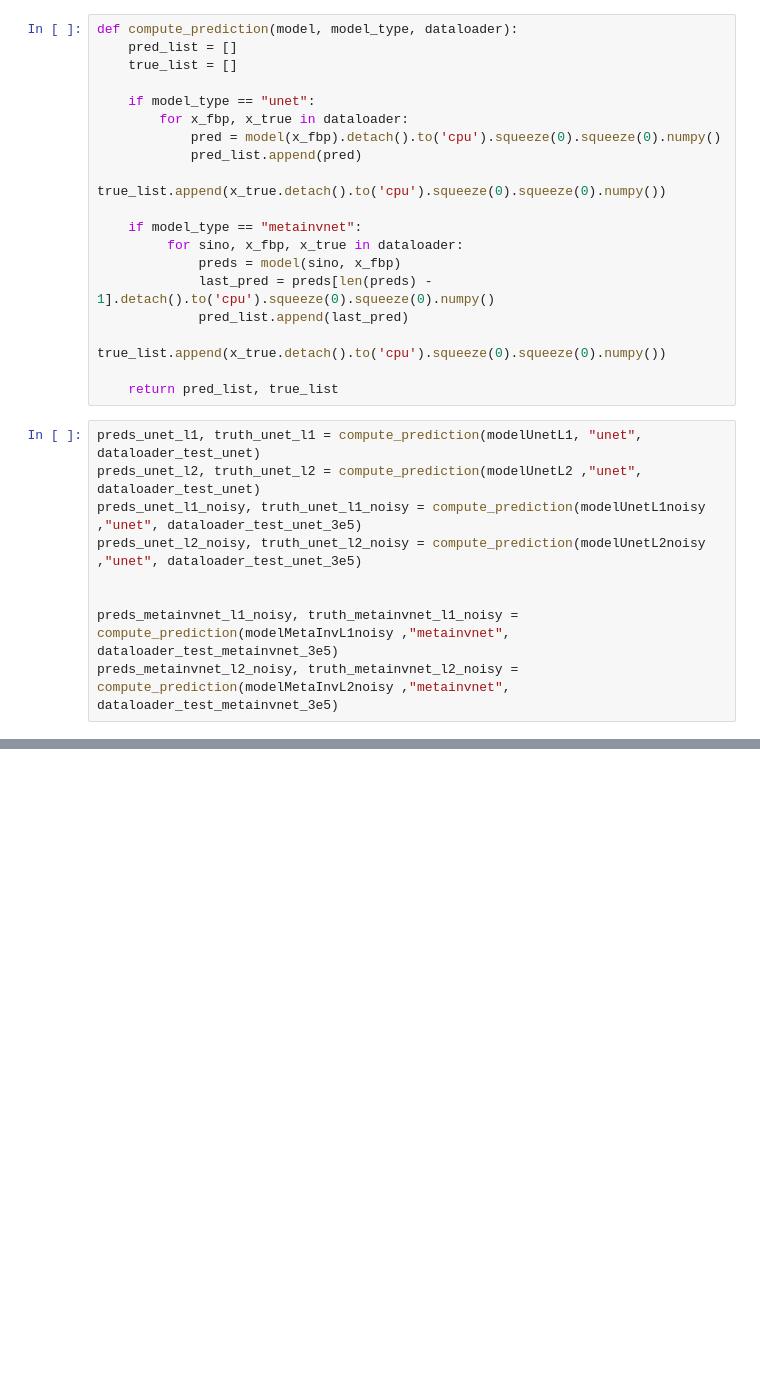
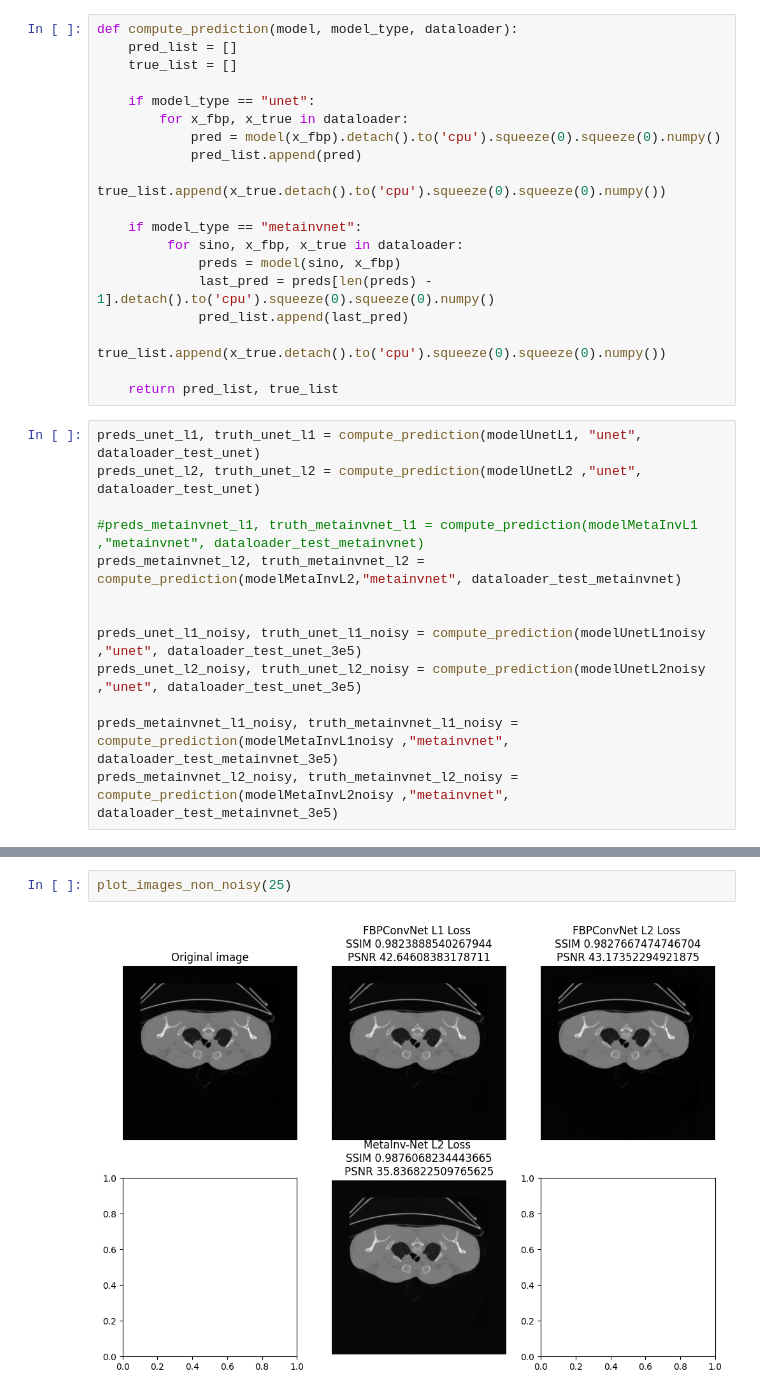
Before and after one commit to xdauby/PFE, a Jupyter notebook: eval.ipynb, the cells around one changed output, grey strips where cells are left out. Cells and saved outputs as stored; diff of their text form; blank space fills up the shorter version.

```diff
--- a/eval.ipynb
+++ b/eval.ipynb
@@ -442,10 +458,14 @@ def compute_prediction(model, model_type, dataloader):
 # %%
 preds_unet_l1, truth_unet_l1 = compute_prediction(modelUnetL1, "unet", dataloader_test_unet)
 preds_unet_l2, truth_unet_l2 = compute_prediction(modelUnetL2 ,"unet", dataloader_test_unet)
+
+#preds_metainvnet_l1, truth_metainvnet_l1 = compute_prediction(modelMetaInvL1 ,"metainvnet", dataloader_test_metainvnet)
+preds_metainvnet_l2, truth_metainvnet_l2 = compute_prediction(modelMetaInvL2,"metainvnet", dataloader_test_metainvnet)
+
+
 preds_unet_l1_noisy, truth_unet_l1_noisy = compute_prediction(modelUnetL1noisy ,"unet", dataloader_test_unet_3e5)
 preds_unet_l2_noisy, truth_unet_l2_noisy = compute_prediction(modelUnetL2noisy ,"unet", dataloader_test_unet_3e5)
 
-
 preds_metainvnet_l1_noisy, truth_metainvnet_l1_noisy = compute_prediction(modelMetaInvL1noisy ,"metainvnet", dataloader_test_metainvnet_3e5)
 preds_metainvnet_l2_noisy, truth_metainvnet_l2_noisy = compute_prediction(modelMetaInvL2noisy ,"metainvnet", dataloader_test_metainvnet_3e5)
 # %%
@@ -478,2 +524,6 @@ def plot_images_noisy(index):
 
     plt.show()
+# %%
+plot_images_non_noisy(25)
+# %% [output]
+[figure, added]
```
Also changed, not shown: parts of 9 cells of this notebook, 1 other file.
